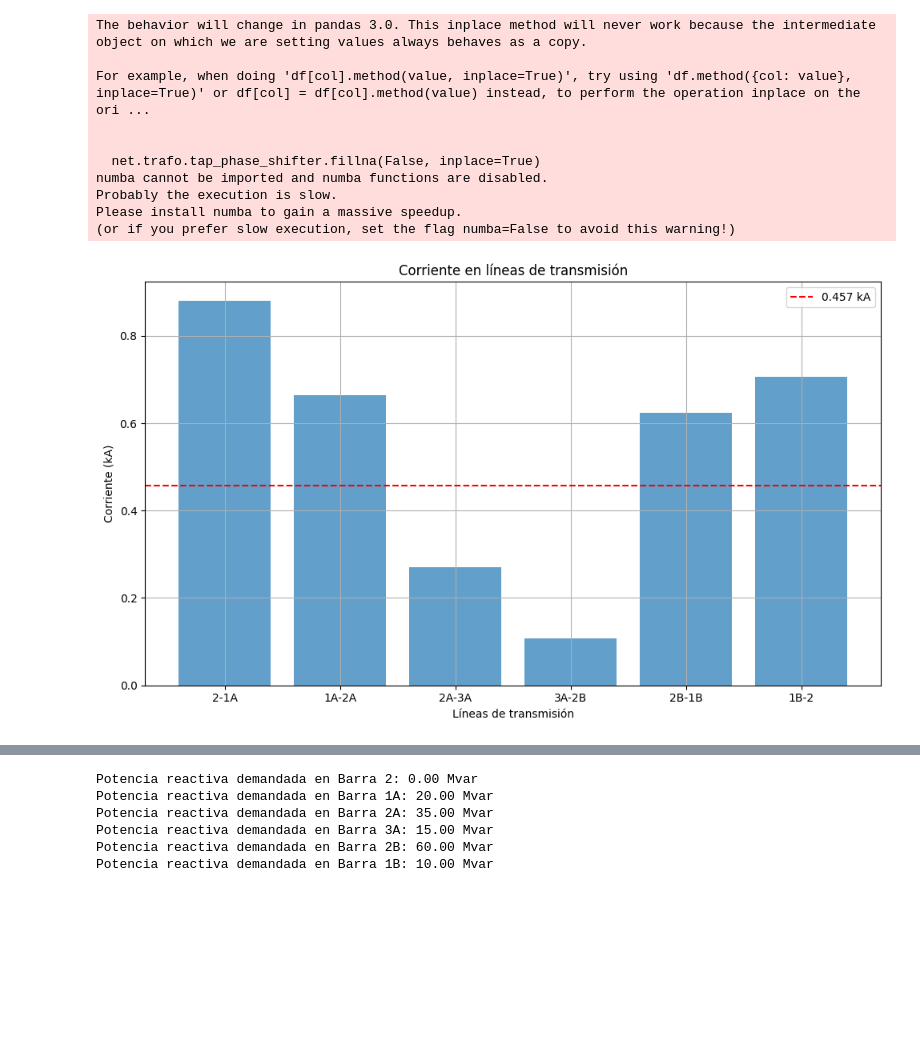
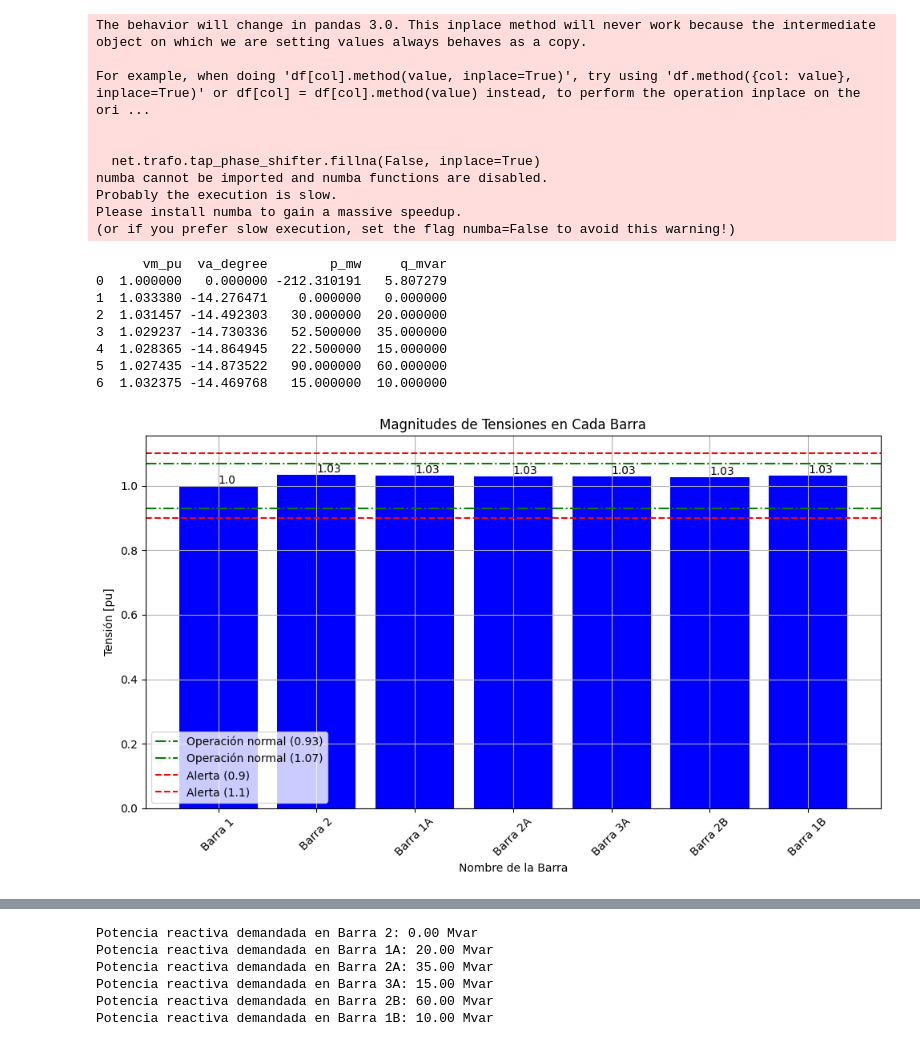
Before and after one commit to Onexz12/6GA_SEP1_S12024, a Jupyter notebook: Figura2a.ipynb, the cells around one changed output, grey strips where cells are left out. Saved outputs shown, nothing was run; the diff lists cells and outputs as text; code cells hidden in the pictures; blank space fills up the shorter version.

```diff
--- a/Figura2a.ipynb
+++ b/Figura2a.ipynb
@@ -11,6 +112,7 @@ import math
 f = 50  # frecuencia del sistema en [Hz]
 
 Vg_LL = 110  # voltaje de la línea en [kV]
+Vg_LL2 = 220 # Voltaje de barras
 Imax = 0.457  # corriente máxima en las líneas [kA]
 
 # Respecto a la carga
@@ -22,12 +124,12 @@ net = pp.create_empty_network()
 
 # Añadir barras
 bus1 = pp.create_bus(net, vn_kv=Vg_LL, name="Barra 1", slack=True)  # Barra 1 es designada como slack
-bus2 = pp.create_bus(net, vn_kv=Vg_LL, name="Barra 2")  # Barra 2 se conecta la carga
-bus1A = pp.create_bus(net, vn_kv=Vg_LL, name="Barra 1A")  # Barra 1A se conecta la carga
-bus2A = pp.create_bus(net, vn_kv=Vg_LL, name="Barra 2A")  # Barra 2A se conecta la carga
-bus3A = pp.create_bus(net, vn_kv=Vg_LL, name="Barra 3A")  # Barra 3A se conecta la carga
-bus2B = pp.create_bus(net, vn_kv=Vg_LL, name="Barra 2B")  # Barra 2B se conecta la carga
-bus1B = pp.create_bus(net, vn_kv=Vg_LL, name="Barra 1B")  # Barra 1B se conecta la carga
+bus2 = pp.create_bus(net, vn_kv=Vg_LL2, name="Barra 2")  # Barra 2 se conecta la carga
+bus1A = pp.create_bus(net, vn_kv=Vg_LL2, name="Barra 1A")  # Barra 1A se conecta la carga
+bus2A = pp.create_bus(net, vn_kv=Vg_LL2, name="Barra 2A")  # Barra 2A se conecta la carga
+bus3A = pp.create_bus(net, vn_kv=Vg_LL2, name="Barra 3A")  # Barra 3A se conecta la carga
+bus2B = pp.create_bus(net, vn_kv=Vg_LL2, name="Barra 2B")  # Barra 2B se conecta la carga
+bus1B = pp.create_bus(net, vn_kv=Vg_LL2, name="Barra 1B")  # Barra 1B se conecta la carga
 
 # Añadir líneas
 pp.create_line(net, from_bus=bus2, to_bus=bus1A, length_km=10, std_type="N2XS(FL)2Y 1x185 RM/35 64/110 kV", in_service=True)
@@ -48,53 +150,61 @@ pp.create_load(net, bus=bus1B, p_mw=0.1*P, q_mvar=0.1*Q)
 pp.create_ext_grid(net, bus=bus1, vm_pu=1, va_degree=0.0)
 
 # Se añade transformador de 100 MVA 220/110 kV entre la barra 1 y la barra 2
 pp.create_transformer(net, hv_bus=bus2, lv_bus=bus1, name="trafo1", std_type="100 MVA 220/110 kV")
 net.trafo.tap_phase_shifter = net.trafo.tap_phase_shifter.fillna(value=False)
 
 # Simular el flujo de carga
 pp.runpp(net)
 
-# Obtener las corrientes de las líneas específicas
-line_currents = {
-    '2-1A': net.res_line.at[0, 'i_ka'],    # Línea 2-1A
-    '1A-2A': net.res_line.at[1, 'i_ka'],   # Línea 1A-2A
-    '2A-3A': net.res_line.at[2, 'i_ka'],   # Línea 2A-3A
-    '3A-2B': net.res_line.at[3, 'i_ka'],   # Línea 3A-2B
-    '2B-1B': net.res_line.at[4, 'i_ka'],   # Línea 2B-1B
-    '1B-2': net.res_line.at[5, 'i_ka']     # Línea 1B-2
-}
+# Imprimir resultados de las barras
+print(net.res_bus)
 
-import matplotlib.pyplot as plt
+# Obtener resultados de las tensiones en las barras
+voltajes = net.res_bus.vm_pu.values
+nombres_barras = net.bus.name.values
 
-# Crear un gráfico de barras para las corrientes de las líneas específicas
+# Graficar barras de tensiones
 plt.figure(figsize=(10, 6))
-bars = plt.bar(range(len(line_currents)), line_currents.values(), align='center', alpha=0.7)
+bars = plt.bar(nombres_barras, voltajes, color='blue')
 
-# Etiquetar las barras con los nombres de las líneas
-plt.xticks(range(len(line_currents)), line_currents.keys())
+# Añadir magnitudes numéricas sobre las barras
+for bar, valor in zip(bars, voltajes):
+    yval = bar.get_height()
+    plt.text(bar.get_x() + bar.get_width()/2.0, yval, round(valor, 2), va='bottom')  # Agregar texto encima de la barra
 
-# Agregar etiquetas y título al gráfico
-plt.xlabel('Líneas de transmisión')
-plt.ylabel('Corriente (kA)')
-plt.title('Corriente en líneas de transmisión')
+# Agregar línea segmentada para el rango de operación normal (0.93 - 1.07)
+plt.axhline(y=0.93, color='green', linestyle='-.', label='Operación normal (0.93)')
+plt.axhline(y=1.07, color='green', linestyle='-.', label='Operación normal (1.07)')
 
-# Agregar una línea segmentada correspondiente a 0.457 kA
-plt.axhline(y=0.457, color='r', linestyle='--', label='0.457 kA')
+# Agregar línea segmentada para el rango de alerta (0.9 - 1.1)
+plt.axhline(y=0.9, color='red', linestyle='--', label='Alerta (0.9)')
+plt.axhline(y=1.1, color='red', linestyle='--', label='Alerta (1.1)')
 
-# Mostrar el gráfico
+plt.title('Magnitudes de Tensiones en Cada Barra')
+plt.xlabel('Nombre de la Barra')
+plt.ylabel('Tensión [pu]')
+plt.xticks(rotation=45)
+plt.grid(True)
 plt.legend()
-plt.grid(True)
 plt.tight_layout()
 plt.show()
 # %% [output]
 The behavior will change in pandas 3.0. This inplace method will never work because the intermediate object on which we are setting values always behaves as a copy.
 
 For example, when doing 'df[col].method(value, inplace=True)', try using 'df.method({col: value}, inplace=True)' or df[col] = df[col].method(value) instead, to perform the operation inplace on the ori ...
 
 
   net.trafo.tap_phase_shifter.fillna(False, inplace=True)
 numba cannot be imported and numba functions are disabled.
 Probably the execution is slow.
 Please install numba to gain a massive speedup.
 (or if you prefer slow execution, set the flag numba=False to avoid this warning!)
+      vm_pu  va_degree        p_mw     q_mvar
+0  1.000000   0.000000 -212.310191   5.807279
+1  1.033380 -14.276471    0.000000   0.000000
+2  1.031457 -14.492303   30.000000  20.000000
+3  1.029237 -14.730336   52.500000  35.000000
+4  1.028365 -14.864945   22.500000  15.000000
+5  1.027435 -14.873522   90.000000  60.000000
+6  1.032375 -14.469768   15.000000  10.000000
-[figure, old version]
+[figure, new version]
```
Also changed, not shown: parts of 5 cells of this notebook.
